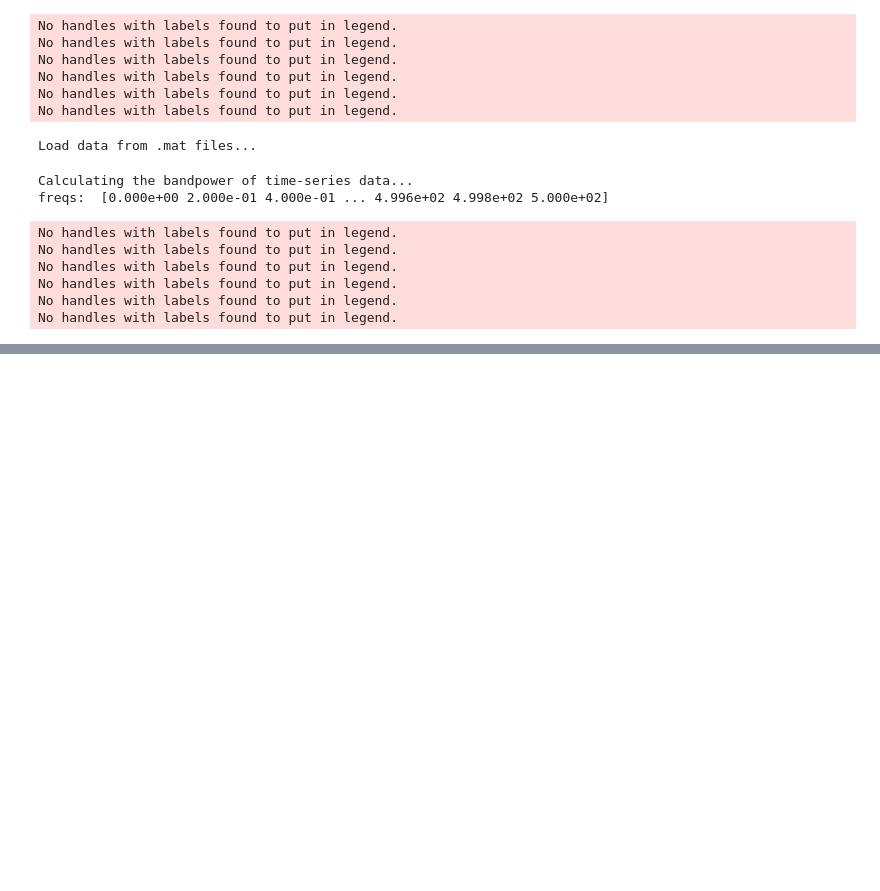
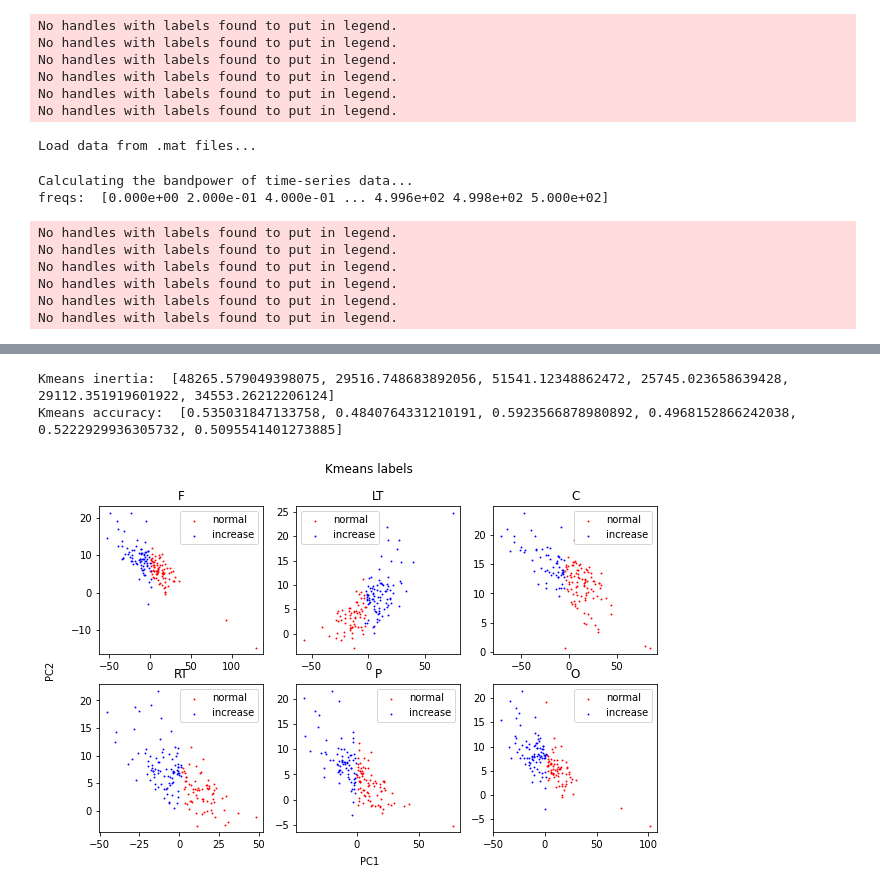
Before and after one commit to hundredball/Classroom_stress, a Jupyter notebook: data_analysis.ipynb, the cells around one changed output, grey strips where cells are left out. Saved outputs shown, nothing was run; the diff lists cells and outputs as text; code cells hidden in the pictures; blank space fills up the shorter version.

```diff
--- a/data_analysis.ipynb
+++ b/data_analysis.ipynb
@@ -483,0 +543,19 @@ No handles with labels found to put in legend.
+# %%
+# K-means for 2 clusters
+kmeans_labels = np.zeros((num_sample, num_channel))
+kmeans_inertia = []
+kmeans_acc = []
+
+for i in range(num_channel):
+    kmeans = KMeans(n_clusters=2, random_state=0).fit(psds_PCA[:,i,:])
+    kmeans_labels[:,i] = kmeans.labels_
+    kmeans_inertia.append(kmeans.inertia_)
+    kmeans_acc.append(np.sum(kmeans.labels_==labels)/num_sample)
+
+print('Kmeans inertia: ', kmeans_inertia)
+print('Kmeans accuracy: ', kmeans_acc)
+plot_components(psds_PCA, kmeans_labels, df_all, 'Kmeans labels')
+# %% [output]
+Kmeans inertia:  [48265.579049398075, 29516.748683892056, 51541.12348862472, 25745.023658639428, 29112.351919601922, 34553.26212206124]
+Kmeans accuracy:  [0.535031847133758, 0.4840764331210191, 0.5923566878980892, 0.4968152866242038, 0.5222929936305732, 0.5095541401273885]
+[figure, added]
```
Also changed, not shown: parts of 8 cells of this notebook, 1 other file.
